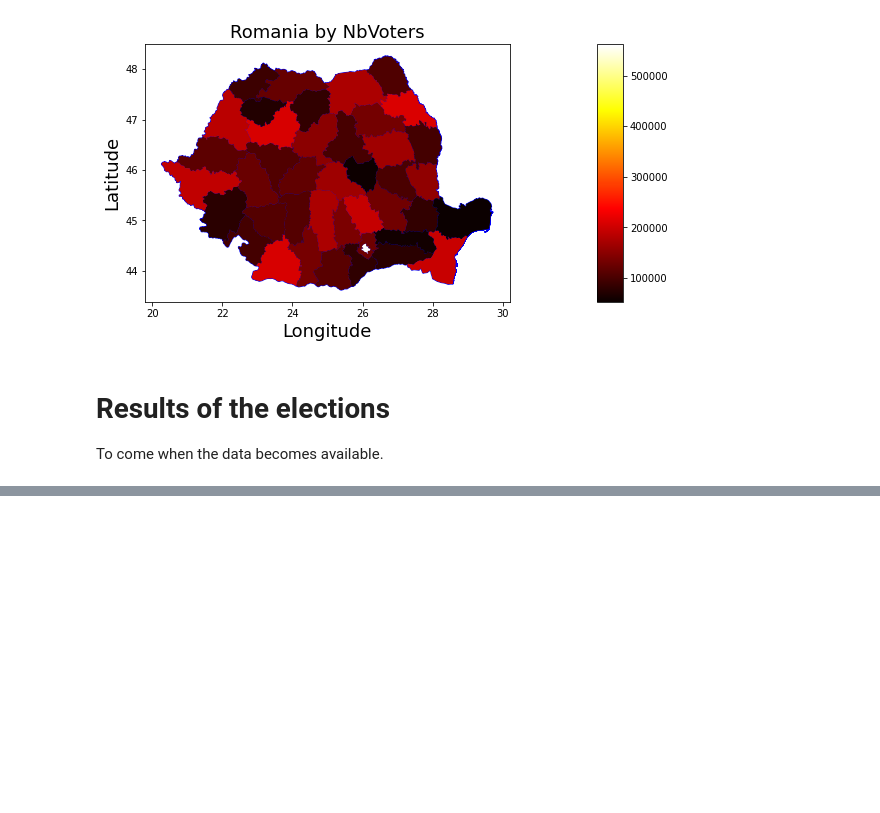
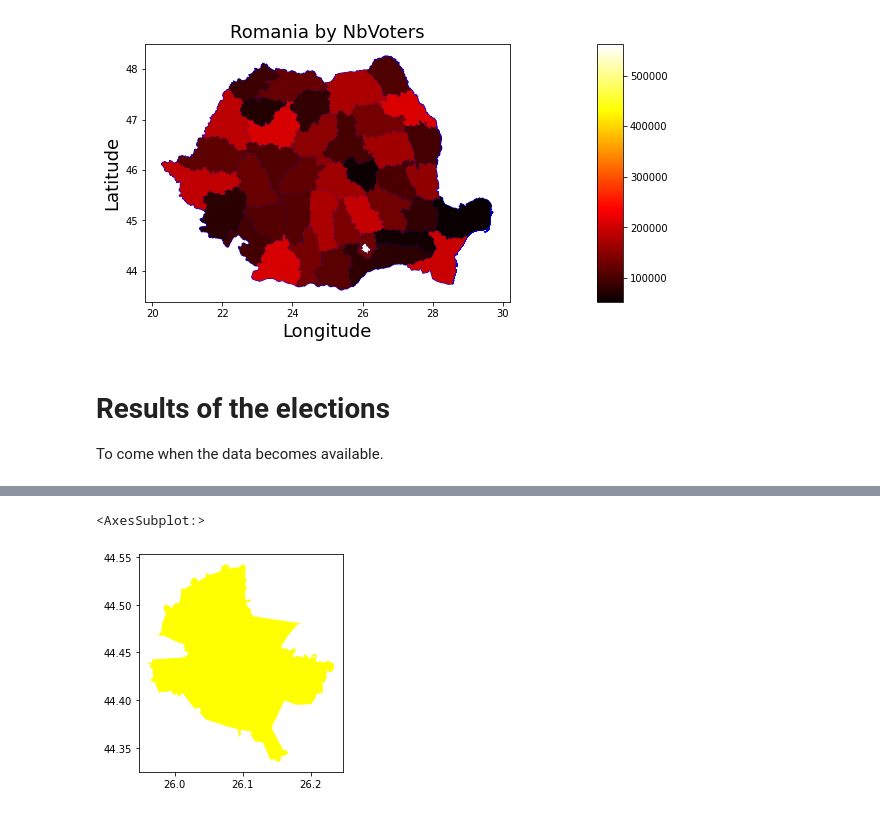
Before and after one commit to abuzatu/geo_spatial, a Jupyter notebook: romania/ro_elections.ipynb, the cells around one changed output, grey strips where cells are left out. Drawn from its saved outputs; the diff is of its cells as text; code cells hidden in the pictures; blank space fills up the shorter version.

```diff
--- a/romania/ro_elections.ipynb
+++ b/romania/ro_elections.ipynb
@@ -396,0 +561,6 @@ To come when the data becomes available.
+# %%
+gdf_counties_5_2 = gdf_counties_5[gdf_counties_5.county == "B"]
+gdf_counties_5_2.plot(color = gdf_counties_5_2.color.values)
+# %% [output]
+<AxesSubplot:>
+[figure, added]
```
Also changed, not shown: parts of 16 cells of this notebook.
